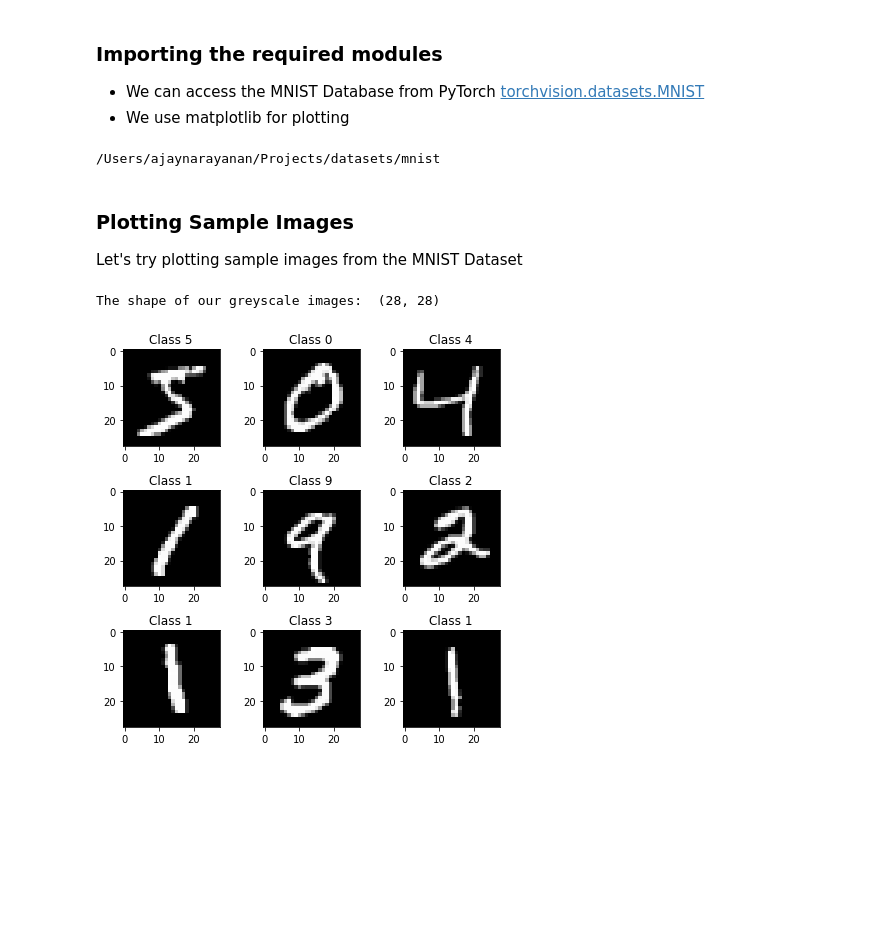
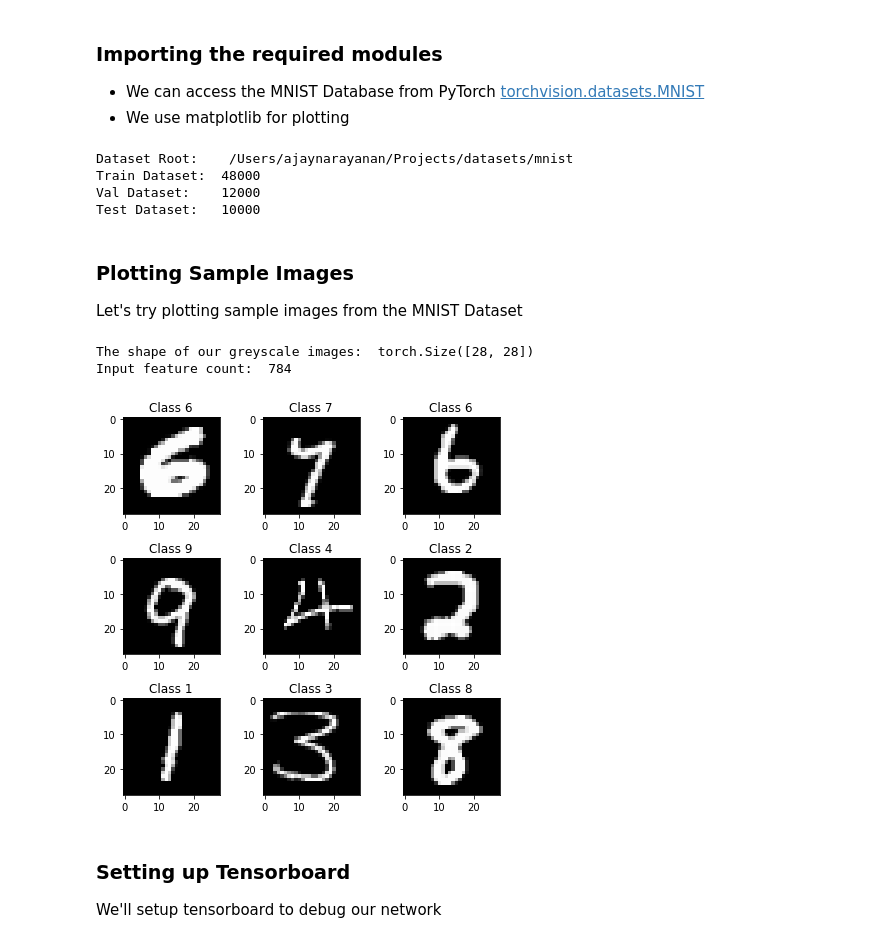
Before and after one commit to AjayDextrous/AI-Experiments, a Jupyter notebook: 01_MNIST_Classifier.ipynb, the cells around one changed output. Drawn from its saved outputs; the diff is of its cells as text; code cells hidden in the pictures; blank space fills up the shorter version.

Commit message:
linear and convolutional classifier implemented for mnist

```diff
--- a/01_MNIST_Classifier.ipynb
+++ b/01_MNIST_Classifier.ipynb
@@ -15,29 +15,48 @@ import matplotlib.pyplot as plt
 import numpy as np
 import torch
 import os
-from torchvision.datasets import MNIST
+from datasets.mnist_wrapper import MNISTWrapper
 
 root_path = os.path.dirname(os.path.abspath(os.getcwd()))
 mnist_root = os.path.join(root_path, "datasets", "mnist")
-print(mnist_root)
-train_dataset = MNIST(mnist_root,train=True, download=True)
+print('Dataset Root:\t',mnist_root)
+train_dataset = MNISTWrapper(mnist_root,train=True, download=True)
+test_dataset = MNISTWrapper(mnist_root, train=False, download=True)
+train_dataset_length = int(0.8*len(train_dataset))
+val_dataset_length = len(train_dataset) - train_dataset_length
+train_dataset, val_dataset = torch.utils.data.random_split(train_dataset, [train_dataset_length, val_dataset_length], generator=torch.Generator().manual_seed(42))
+print('Train Dataset:\t{}\nVal Dataset:\t{}\nTest Dataset:\t{}\n'.format(len(train_dataset),len(val_dataset),len(test_dataset)))
 # %% [output]
-/Users/ajaynarayanan/Projects/datasets/mnist
+Dataset Root:    /Users/ajaynarayanan/Projects/datasets/mnist
+Train Dataset:  48000
+Val Dataset:    12000
+Test Dataset:   10000
 # %% [markdown]
 ### Plotting Sample Images
 Let's try plotting sample images from the MNIST Dataset
 # %%
+import torchvision
 plt.rcParams['figure.figsize'] = (6,6) # Make the figures a bit bigger
 
 for i in range(9):
-    image = (train_dataset[i][0])
+    image = (train_dataset[i][0].squeeze())
     label = train_dataset[i][1]
     plt.subplot(3,3,i+1)
     plt.imshow(image, cmap='gray', interpolation='none')
-    plt.title("Class {}".format(label))
+    plt.title("Class {}".format(label.nonzero().item()))
+
+
+# plt.imshow(train_dataset[0][0].squeeze(), cmap='gray',interpolation='none')
 
 plt.tight_layout()
-print('The shape of our greyscale images: ', image.size)
+print('The shape of our greyscale images: ', image.shape)
+
+input_features = image.shape[0] * image.shape[1]
+print('Input feature count: ', input_features)
 # %% [output]
-The shape of our greyscale images:  (28, 28)
+The shape of our greyscale images:  torch.Size([28, 28])
+Input feature count:  784
-[figure, old version]
+[figure, new version]
+# %% [markdown]
+### Setting up Tensorboard
+We'll setup tensorboard to debug our network
```
Also changed, not shown: parts of 10 cells of this notebook, 4 other files.
